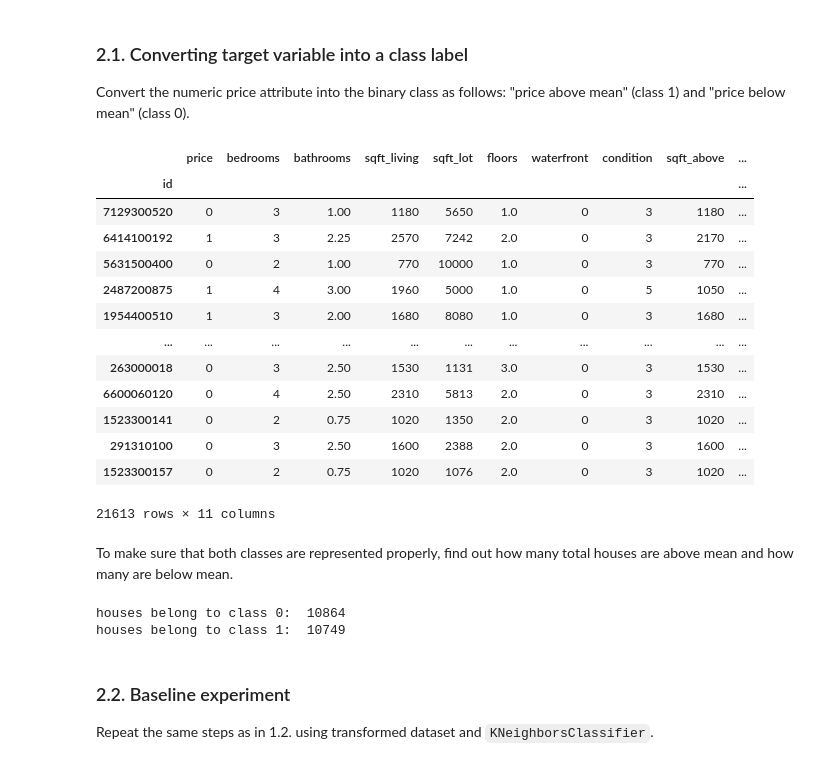
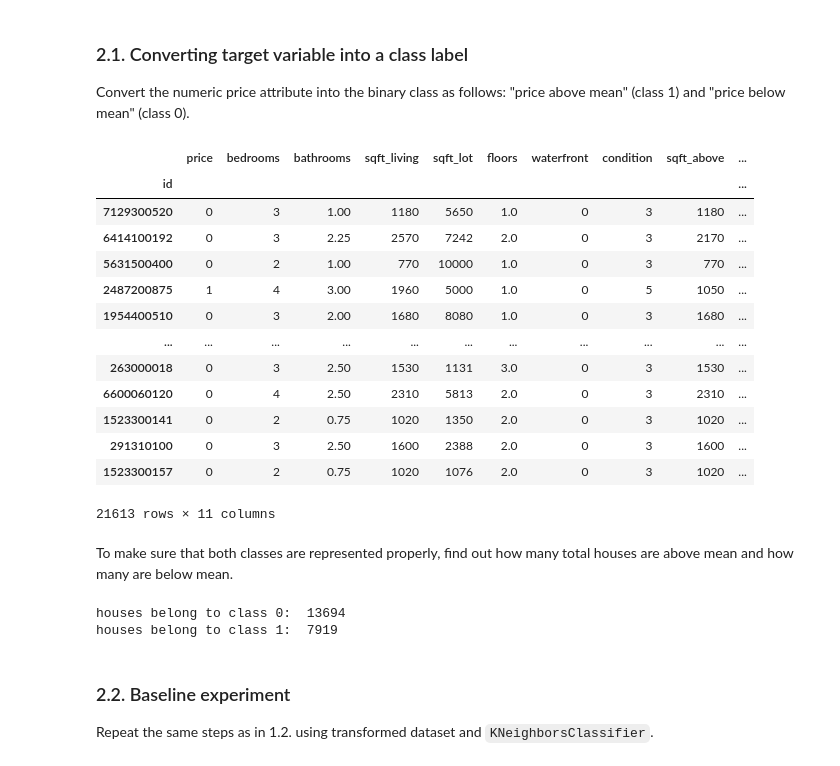
Before and after one commit to Yilin-Ye-official/ml_knn_housing_lab, a Jupyter notebook: knn_home_price.ipynb, the cells around one changed output. Saved outputs shown, nothing was run; the diff lists cells and outputs as text; code cells hidden in the pictures.

```diff
--- a/knn_home_price.ipynb
+++ b/knn_home_price.ipynb
@@ -101,19 +101,19 @@ Convert the numeric price attribute into the binary class as follows: "price abo
 # %%
 # converting target attribute to a class label
 # <Your code here>
-price_median = data["price"].median()
+price_mean= data["price"].mean()
 data_labeled = data.copy() #make a copy of the original data so we can make changes of the data
-data_labeled['price'] = [1 if x > price_median else 0 for x in data_labeled['price']] #change numerical prices to class labels
+data_labeled['price'] = [1 if x > price_mean else 0 for x in data_labeled['price']] #change numerical prices to class labels
 
 data_labeled
 # %% [output]
 |  | price | bedrooms | bathrooms | sqft_living | sqft_lot | floors | waterfront | condition | sqft_above | ... |
 | id |  |  |  |  |  |  |  |  |  | ... |
 | 7129300520 | 0 | 3 | 1.00 | 1180 | 5650 | 1.0 | 0 | 3 | 1180 | ... |
-| 6414100192 | 1 | 3 | 2.25 | 2570 | 7242 | 2.0 | 0 | 3 | 2170 | ... |
+| 6414100192 | 0 | 3 | 2.25 | 2570 | 7242 | 2.0 | 0 | 3 | 2170 | ... |
 | 5631500400 | 0 | 2 | 1.00 | 770 | 10000 | 1.0 | 0 | 3 | 770 | ... |
 | 2487200875 | 1 | 4 | 3.00 | 1960 | 5000 | 1.0 | 0 | 5 | 1050 | ... |
-| 1954400510 | 1 | 3 | 2.00 | 1680 | 8080 | 1.0 | 0 | 3 | 1680 | ... |
+| 1954400510 | 0 | 3 | 2.00 | 1680 | 8080 | 1.0 | 0 | 3 | 1680 | ... |
 | ... | ... | ... | ... | ... | ... | ... | ... | ... | ... | ... |
 | 263000018 | 0 | 3 | 2.50 | 1530 | 1131 | 3.0 | 0 | 3 | 1530 | ... |
 | 6600060120 | 0 | 4 | 2.50 | 2310 | 5813 | 2.0 | 0 | 3 | 2310 | ... |
@@ -129,11 +129,11 @@ num_below = data_labeled[data_labeled["price"] == 0].shape[0]
 num_above = data_labeled[data_labeled["price"] == 1].shape[0]
 print("houses belong to class 0: ", num_below)
 print("houses belong to class 1: ", num_above)
-# here houses belong to class 1 are the house's price > median (with those house's price = median)
+# here houses belong to class 1 are the house's price > mean (with those house's price = mean)
 # and the rest of the houses are class 0
 # %% [output]
-houses belong to class 0:  10864
-houses belong to class 1:  10749
+houses belong to class 0:  13694
+houses belong to class 1:  7919
 # %% [markdown]
 ### 2.2. Baseline experiment
 
```
Also changed, not shown: parts of 13 cells of this notebook.
